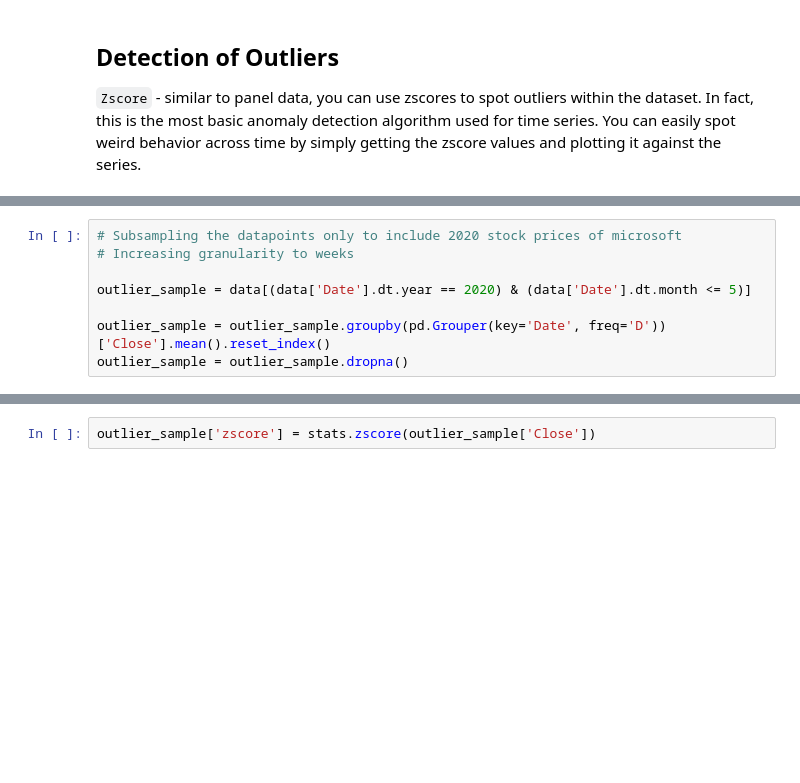
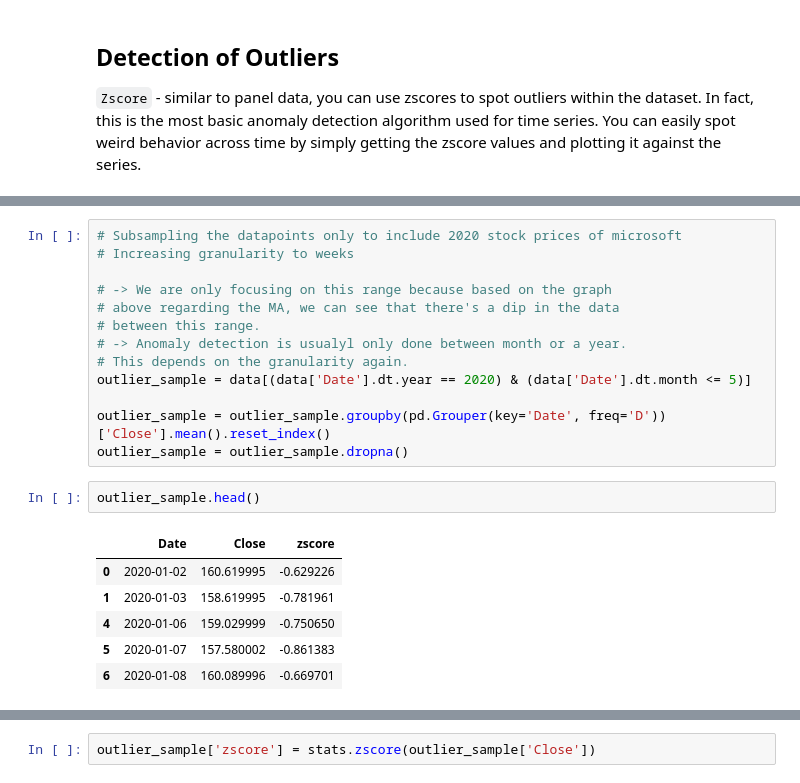
Before and after one commit to francheska-vicente/datapre-notebooks, a Jupyter notebook: 08 - Time Series Analysis.ipynb, the cells around one changed output, grey strips where cells are left out. Cells and saved outputs as stored; diff of their text form; blank space fills up the shorter version.

```diff
--- a/08 - Time Series Analysis.ipynb
+++ b/08 - Time Series Analysis.ipynb
@@ -387,10 +483,24 @@ data[['Date','Close', '7day MA']]
 # Subsampling the datapoints only to include 2020 stock prices of microsoft
 # Increasing granularity to weeks
 
+# -> We are only focusing on this range because based on the graph
+# above regarding the MA, we can see that there's a dip in the data
+# between this range.
+# -> Anomaly detection is usualyl only done between month or a year.
+# This depends on the granularity again.
 outlier_sample = data[(data['Date'].dt.year == 2020) & (data['Date'].dt.month <= 5)]
 
 outlier_sample = outlier_sample.groupby(pd.Grouper(key='Date', freq='D'))['Close'].mean().reset_index()
 outlier_sample = outlier_sample.dropna()
+# %%
+outlier_sample.head()
+# %% [output]
+|  | Date | Close | zscore |
+| 0 | 2020-01-02 | 160.619995 | -0.629226 |
+| 1 | 2020-01-03 | 158.619995 | -0.781961 |
+| 4 | 2020-01-06 | 159.029999 | -0.750650 |
+| 5 | 2020-01-07 | 157.580002 | -0.861383 |
+| 6 | 2020-01-08 | 160.089996 | -0.669701 |
 # %%
 # Subsampled data
 plt.figure(figsize=(30,8))
```
Also changed, not shown: parts of 20 cells of this notebook.
